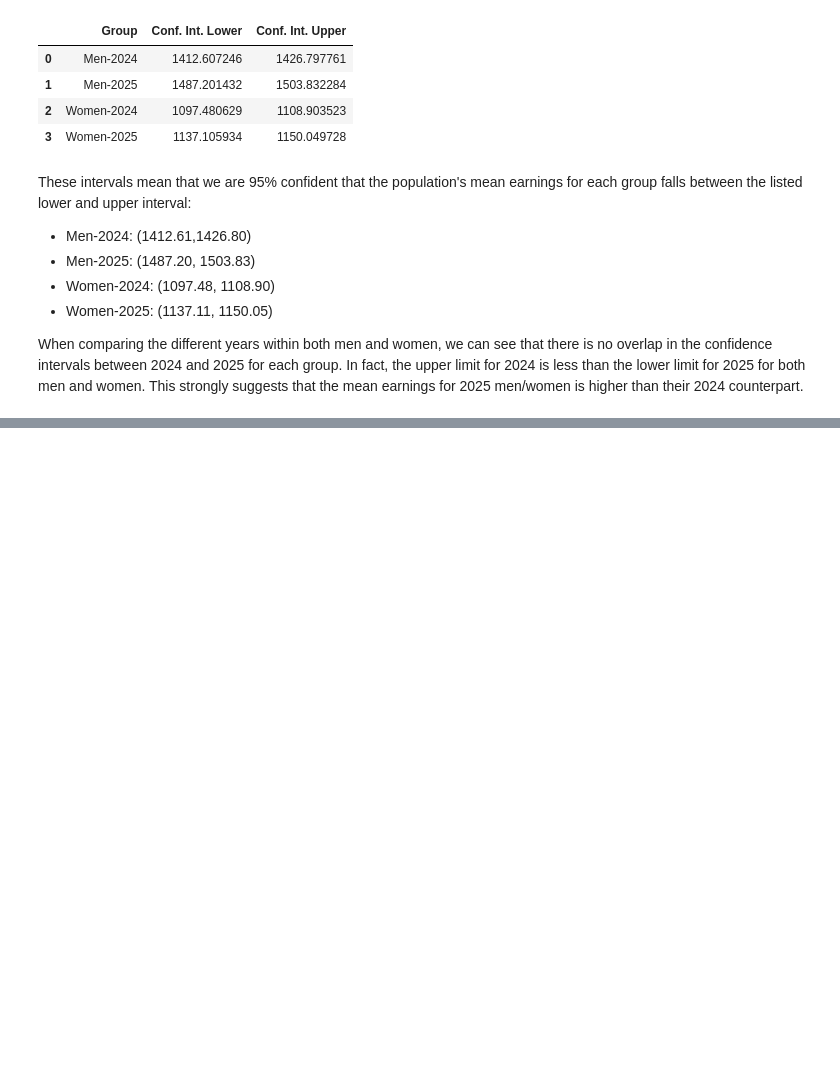
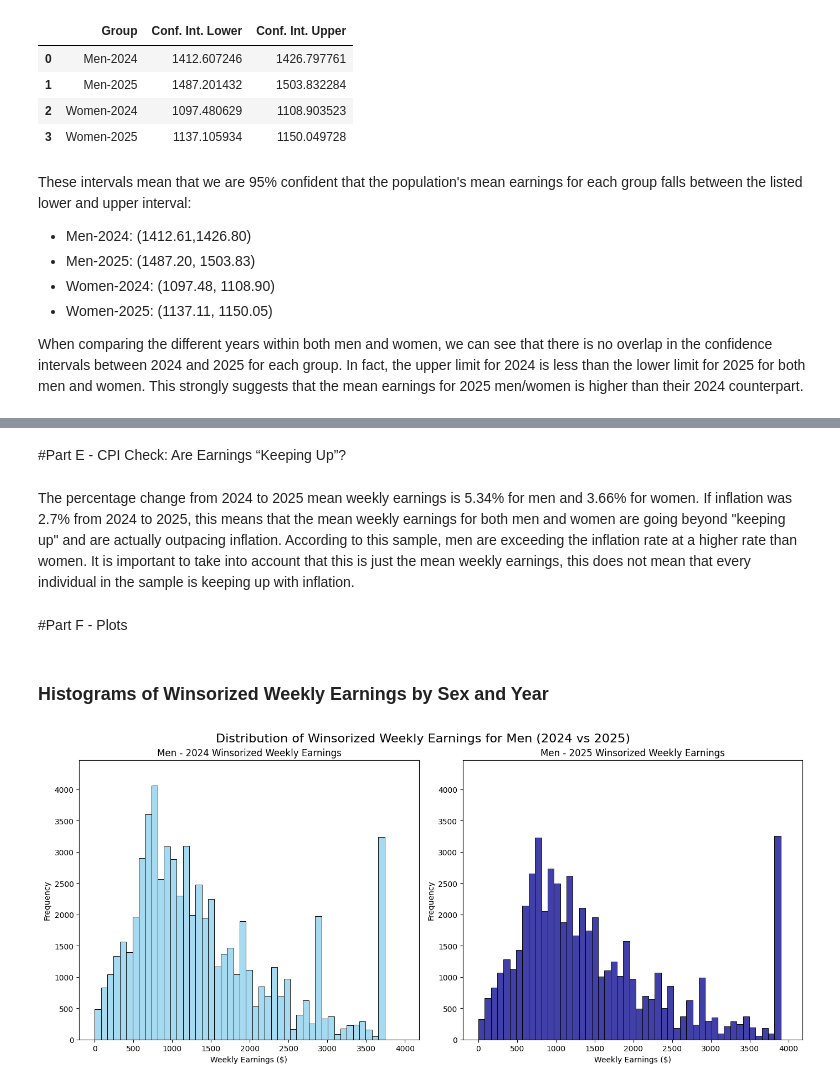
Before and after one commit to alexanderson522/INFO648, a Jupyter notebook: Homeworks/Homework_3/INFO648_Problem_Set_3_Alex_Anderson.ipynb, the cells around one changed output, grey strips where cells are left out. Drawn from its saved outputs; the diff is of its cells as text; code cells hidden in the pictures; blank space fills up the shorter version.

```diff
--- a/Homeworks/Homework_3/INFO648_Problem_Set_3_Alex_Anderson.ipynb
+++ b/Homeworks/Homework_3/INFO648_Problem_Set_3_Alex_Anderson.ipynb
@@ -302,0 +304,40 @@ When comparing earnings across education groups, median (and IQR) were the most
+# %% [markdown]
+#Part E - CPI Check: Are Earnings “Keeping Up”?
+# %% [markdown]
+The percentage change from 2024 to 2025 mean weekly earnings is 5.34% for men and 3.66% for women. If inflation was 2.7% from 2024 to 2025, this means that the mean weekly earnings for both men and women are going beyond "keeping up" and are actually outpacing inflation. According to this sample, men are exceeding the inflation rate at a higher rate than women. It is important to take into account that this is just the mean weekly earnings, this does not mean that every individual in the sample is keeping up with inflation.
+# %% [markdown]
+#Part F - Plots
+# %% [markdown]
+### Histograms of Winsorized Weekly Earnings by Sex and Year
+# %%
+# Determine a reasonable common bin range for men
+men_max_earnings = max(men_2024['EARNWEEK2_w95'].max(), men_2025['EARNWEEK2_w95'].max())
+men_bins = np.linspace(0, men_max_earnings + 100, 50)
+
+# Calculate max frequency across both years for men to synchronize y-axis
+men_hist_2024, _ = np.histogram(men_2024['EARNWEEK2_w95'], bins=men_bins)
+men_hist_2025, _ = np.histogram(men_2025['EARNWEEK2_w95'], bins=men_bins)
+men_max_freq = max(men_hist_2024.max(), men_hist_2025.max())
+
+# Plotting for Men
+plt.figure(figsize=(14, 6))
+
+plt.subplot(1, 2, 1)
+sns.histplot(men_2024['EARNWEEK2_w95'], bins=men_bins, kde=False, color='skyblue')
+plt.title('Men - 2024 Winsorized Weekly Earnings')
+plt.xlabel('Weekly Earnings ($)')
+plt.ylabel('Frequency')
+plt.ylim(0, men_max_freq * 1.1) # Add some padding to the max frequency
+
+plt.subplot(1, 2, 2)
+sns.histplot(men_2025['EARNWEEK2_w95'], bins=men_bins, kde=False, color='darkblue')
+plt.title('Men - 2025 Winsorized Weekly Earnings')
+plt.xlabel('Weekly Earnings ($)')
+plt.ylabel('Frequency')
+plt.ylim(0, men_max_freq * 1.1) # Add some padding to the max frequency
+
+plt.tight_layout()
+plt.suptitle('Distribution of Winsorized Weekly Earnings for Men (2024 vs 2025)', y=1.02, fontsize=16)
+plt.show()
+# %% [output]
+[figure, added]
```
Also changed, not shown: parts of 35 cells of this notebook.
